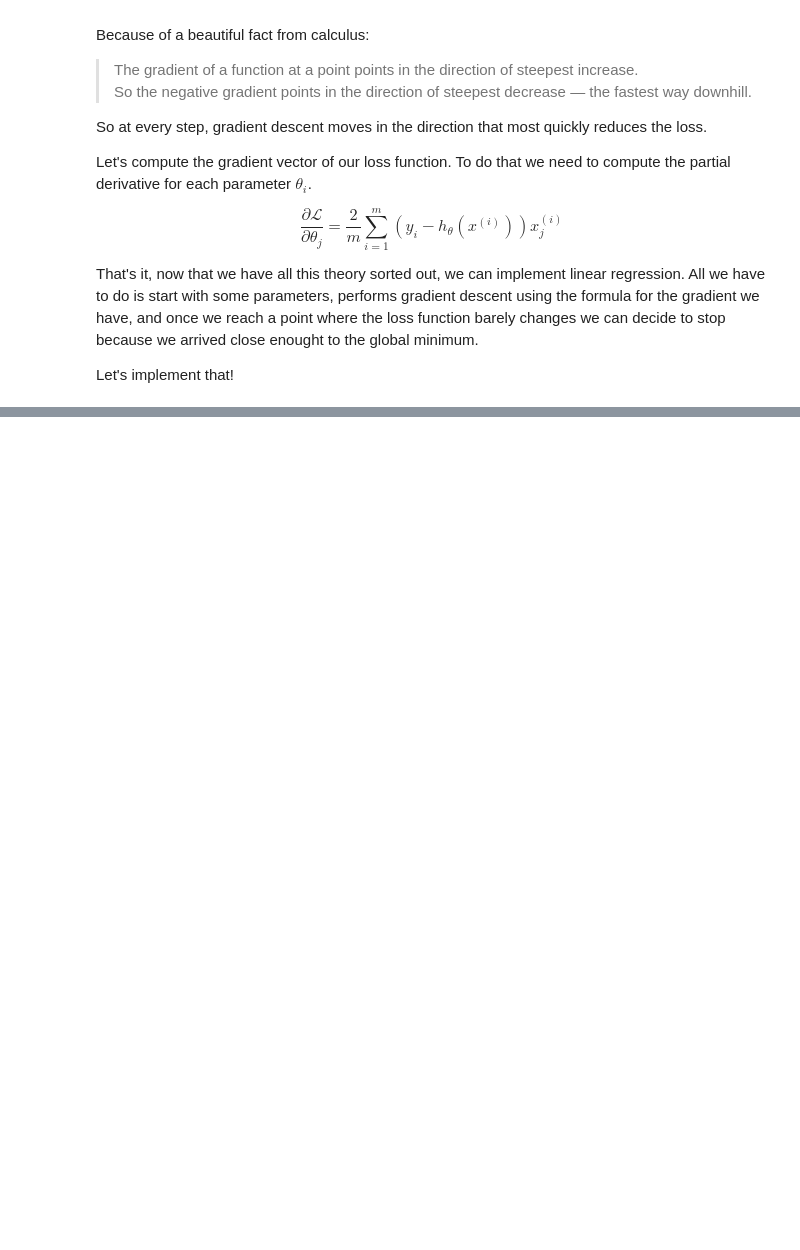
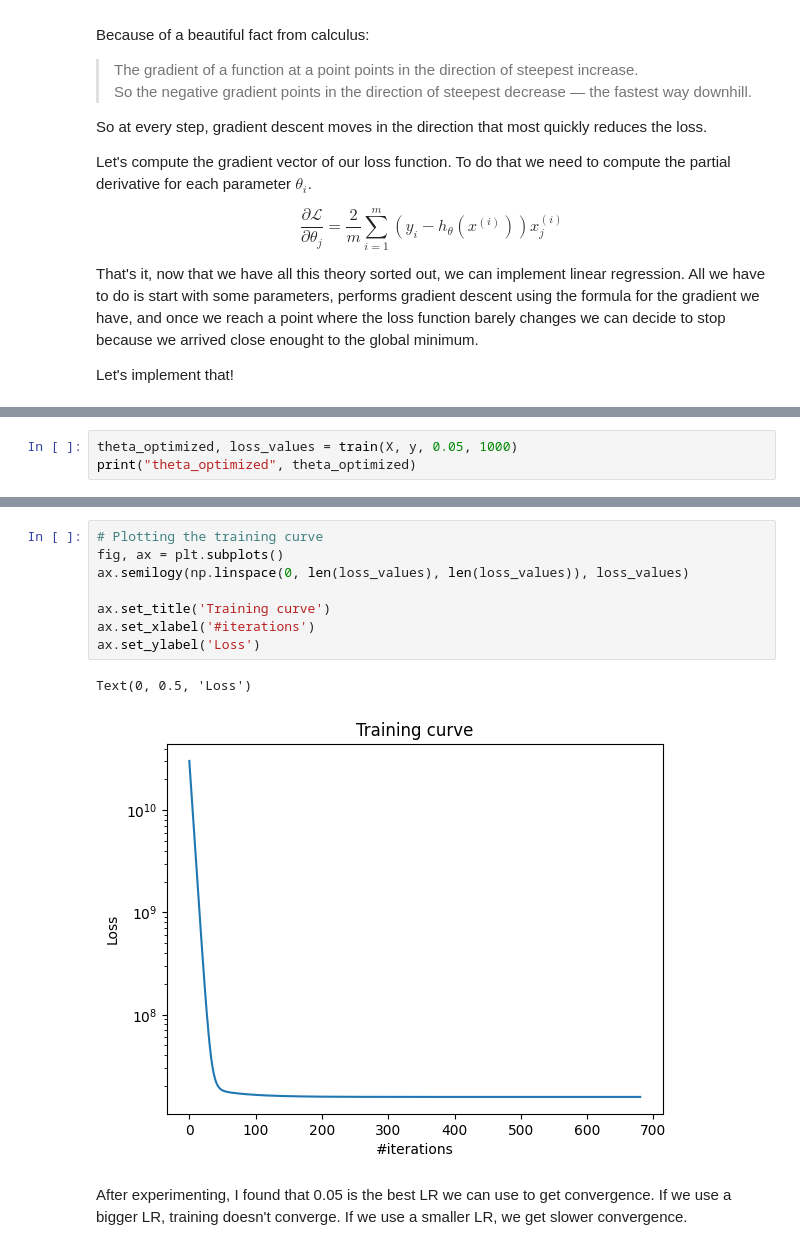
Before and after one commit to Arturo404/ai, a Jupyter notebook: learning/linear_regression.ipynb, the cells around one changed output, grey strips where cells are left out. Saved outputs shown, nothing was run; the diff lists cells and outputs as text; blank space fills up the shorter version.

```diff
--- a/learning/linear_regression.ipynb
+++ b/learning/linear_regression.ipynb
@@ -287,0 +403,3 @@ dtype: float64
+# %%
+theta_optimized, loss_values = train(X, y, 0.05, 1000)
+print("theta_optimized", theta_optimized)
@@ -287,0 +424,13 @@ dtype: float64
+# %%
+# Plotting the training curve
+fig, ax = plt.subplots()
+ax.semilogy(np.linspace(0, len(loss_values), len(loss_values)), loss_values)
+
+ax.set_title('Training curve')
+ax.set_xlabel('#iterations')
+ax.set_ylabel('Loss')
+# %% [output]
+Text(0, 0.5, 'Loss')
+[figure, added]
+# %% [markdown]
+After experimenting, I found that 0.05 is the best LR we can use to get convergence. If we use a bigger LR, training doesn't converge. If we use a smaller LR, we get slower convergence.
```
Also changed, not shown: parts of 33 cells of this notebook, 1 other file.
